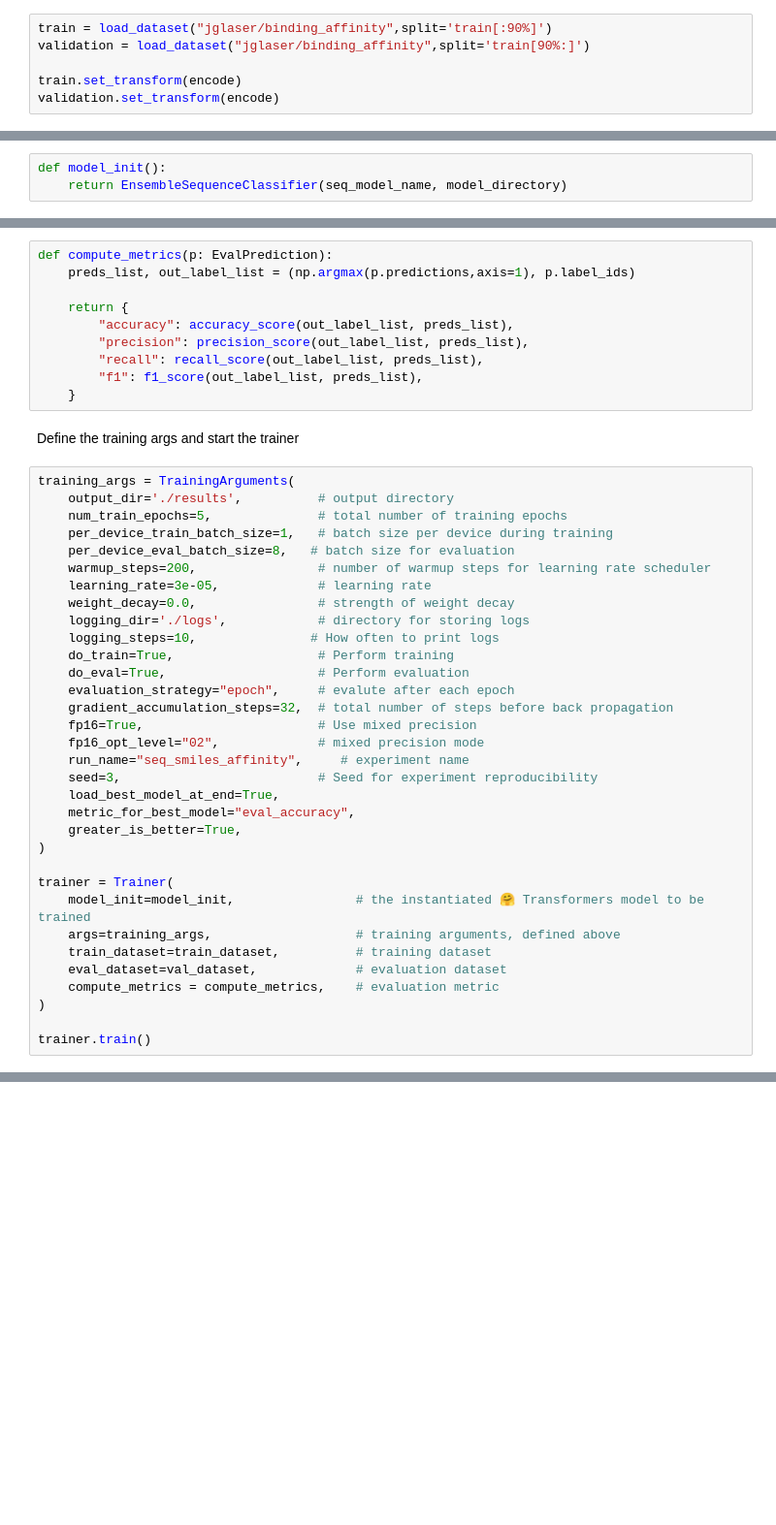
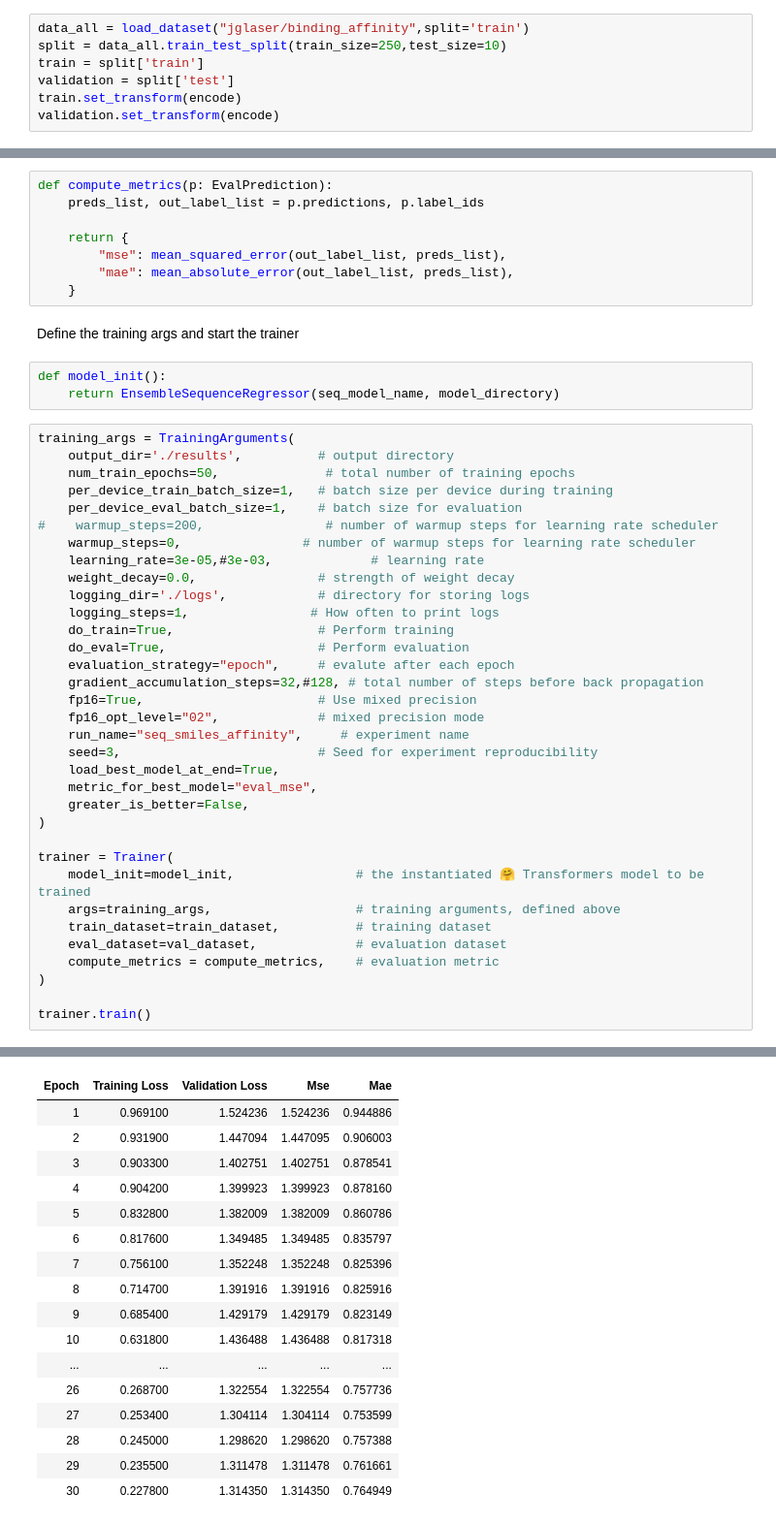
Before and after one commit to ORNL/affinity_pred, a Jupyter notebook: affinity_pred/finetune.ipynb, the cells around one changed output, grey strips where cells are left out. Shown at 97% size. Drawn from its saved outputs; the diff is of its cells as text; blank space fills up the shorter version.

Commit message:
use regression head, no warmup

```diff
--- a/affinity_pred/finetune.ipynb
+++ b/affinity_pred/finetune.ipynb
@@ -182,7 +246,8 @@ class AffinityDataset(Dataset):
 # %%
-train = load_dataset("jglaser/binding_affinity",split='train[:90%]')
-validation = load_dataset("jglaser/binding_affinity",split='train[90%:]')
-
+data_all = load_dataset("jglaser/binding_affinity",split='train')
+split = data_all.train_test_split(train_size=250,test_size=10)
+train = split['train']
+validation = split['test']
 train.set_transform(encode)
 validation.set_transform(encode)
 # %% [output]
@@ -193,45 +263,44 @@ Reusing dataset binding_affinity (/home/xvg/.cache/huggingface/datasets/binding_
 # %%
 train_dataset = AffinityDataset(train)
 val_dataset = AffinityDataset(validation)
-# %%
-def model_init():
-    return EnsembleSequenceClassifier(seq_model_name, model_directory)
 # %% [markdown]
 Define the evaluation metrics
 # %%
 def compute_metrics(p: EvalPrediction):
-    preds_list, out_label_list = (np.argmax(p.predictions,axis=1), p.label_ids)
+    preds_list, out_label_list = p.predictions, p.label_ids
 
     return {
-        "accuracy": accuracy_score(out_label_list, preds_list),
-        "precision": precision_score(out_label_list, preds_list),
-        "recall": recall_score(out_label_list, preds_list),
-        "f1": f1_score(out_label_list, preds_list),
+        "mse": mean_squared_error(out_label_list, preds_list),
+        "mae": mean_absolute_error(out_label_list, preds_list),
     }
 # %% [markdown]
 Define the training args and start the trainer
+# %%
+def model_init():
+    return EnsembleSequenceRegressor(seq_model_name, model_directory)
 # %%
 training_args = TrainingArguments(
     output_dir='./results',          # output directory
-    num_train_epochs=5,              # total number of training epochs
+    num_train_epochs=50,              # total number of training epochs
     per_device_train_batch_size=1,   # batch size per device during training
-    per_device_eval_batch_size=8,   # batch size for evaluation
-    warmup_steps=200,                # number of warmup steps for learning rate scheduler
-    learning_rate=3e-05,             # learning rate
+    per_device_eval_batch_size=1,    # batch size for evaluation
+#    warmup_steps=200,                # number of warmup steps for learning rate scheduler
+    warmup_steps=0,                # number of warmup steps for learning rate scheduler
+    learning_rate=3e-05,#3e-03,             # learning rate
     weight_decay=0.0,                # strength of weight decay
     logging_dir='./logs',            # directory for storing logs
-    logging_steps=10,               # How often to print logs
+    logging_steps=1,                # How often to print logs
     do_train=True,                   # Perform training
     do_eval=True,                    # Perform evaluation
     evaluation_strategy="epoch",     # evalute after each epoch
-    gradient_accumulation_steps=32,  # total number of steps before back propagation
+    gradient_accumulation_steps=32,#128, # total number of steps before back propagation
     fp16=True,                       # Use mixed precision
     fp16_opt_level="02",             # mixed precision mode
     run_name="seq_smiles_affinity",     # experiment name
     seed=3,                          # Seed for experiment reproducibility
     load_best_model_at_end=True,
-    metric_for_best_model="eval_accuracy",
-    greater_is_better=True,
+    metric_for_best_model="eval_mse",
+    greater_is_better=False,
 )
 
 trainer = Trainer(
@@ -262,0 +333,17 @@ You should probably TRAIN this model on a down-stream task to be able to use it
+| Epoch | Training Loss | Validation Loss | Mse | Mae |
+| 1 | 0.969100 | 1.524236 | 1.524236 | 0.944886 |
+| 2 | 0.931900 | 1.447094 | 1.447095 | 0.906003 |
+| 3 | 0.903300 | 1.402751 | 1.402751 | 0.878541 |
+| 4 | 0.904200 | 1.399923 | 1.399923 | 0.878160 |
+| 5 | 0.832800 | 1.382009 | 1.382009 | 0.860786 |
+| 6 | 0.817600 | 1.349485 | 1.349485 | 0.835797 |
+| 7 | 0.756100 | 1.352248 | 1.352248 | 0.825396 |
+| 8 | 0.714700 | 1.391916 | 1.391916 | 0.825916 |
+| 9 | 0.685400 | 1.429179 | 1.429179 | 0.823149 |
+| 10 | 0.631800 | 1.436488 | 1.436488 | 0.817318 |
+| ... | ... | ... | ... | ... |
+| 26 | 0.268700 | 1.322554 | 1.322554 | 0.757736 |
+| 27 | 0.253400 | 1.304114 | 1.304114 | 0.753599 |
+| 28 | 0.245000 | 1.298620 | 1.298620 | 0.757388 |
+| 29 | 0.235500 | 1.311478 | 1.311478 | 0.761661 |
+| 30 | 0.227800 | 1.314350 | 1.314350 | 0.764949 |
```
Also changed, not shown: parts of 15 cells of this notebook.
